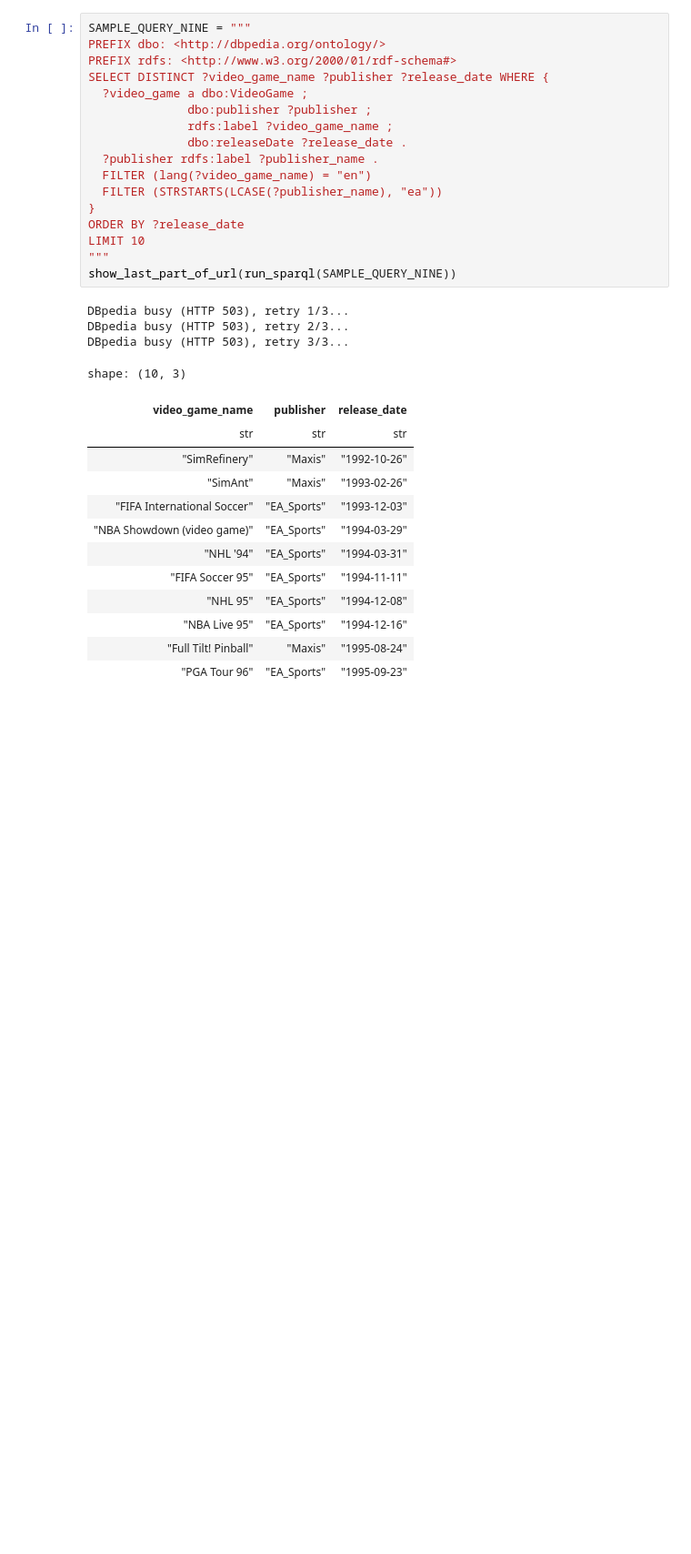
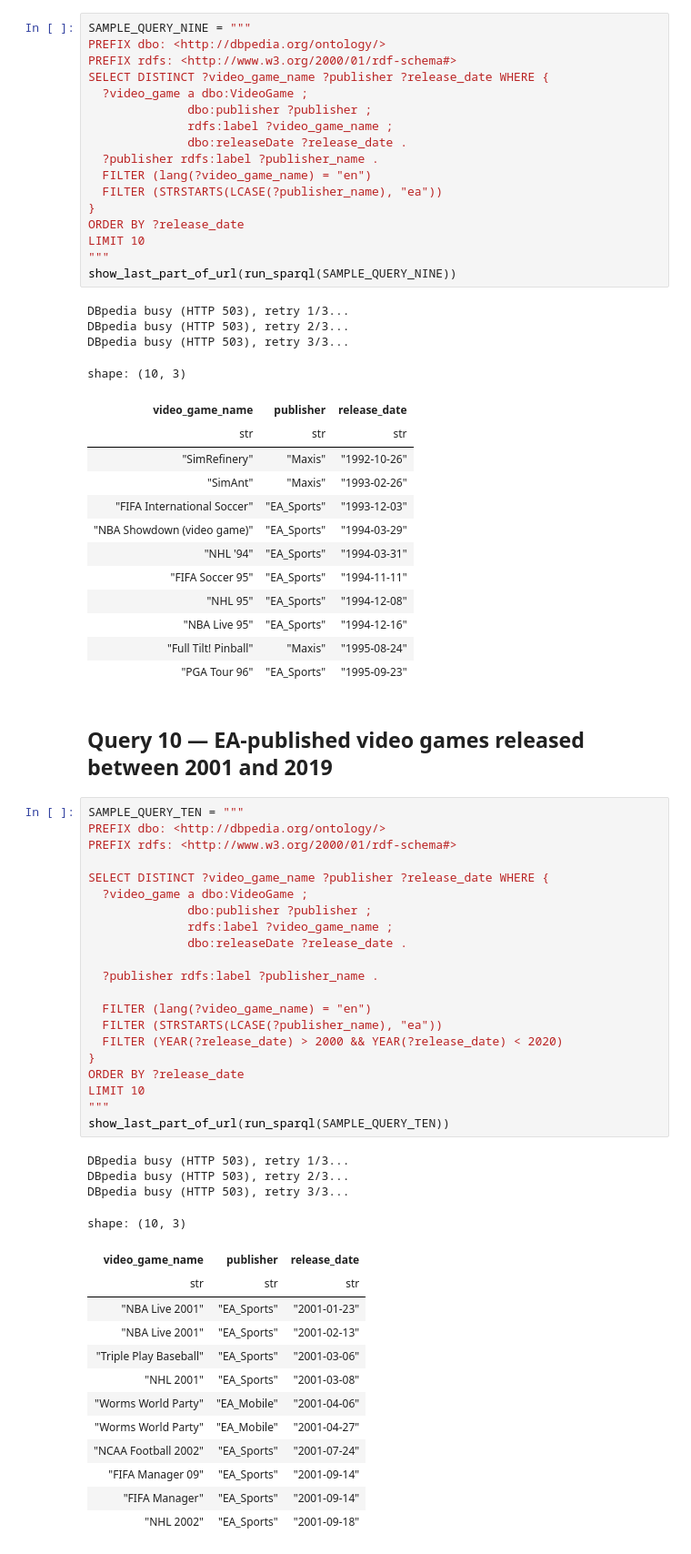
Before and after one commit to dusanparipovic/software-architecture-for-controlling-smart-grids, a Jupyter notebook: additional-queries/dbpedia/dbpedia.ipynb, the cells around one changed output. Shown at 91% size. Drawn from its saved outputs; the diff is of its cells as text; blank space fills up the shorter version.

Commit message:
feat(dbpedia): add query for EA-published video games released between 2001 and 2019 in SPARQL notebook

```diff
--- a/additional-queries/dbpedia/dbpedia.ipynb
+++ b/additional-queries/dbpedia/dbpedia.ipynb
@@ -361,3 +361,43 @@ shape: (10, 3)
 | "NBA Live 95" | "EA_Sports" | "1994-12-16" |
 | "Full Tilt! Pinball" | "Maxis" | "1995-08-24" |
 | "PGA Tour 96" | "EA_Sports" | "1995-09-23" |
+# %% [markdown]
+## Query 10 — EA-published video games released between 2001 and 2019
+# %%
+SAMPLE_QUERY_TEN = """
+PREFIX dbo: <http://dbpedia.org/ontology/>
+PREFIX rdfs: <http://www.w3.org/2000/01/rdf-schema#>
+
+SELECT DISTINCT ?video_game_name ?publisher ?release_date WHERE {
+  ?video_game a dbo:VideoGame ;
+              dbo:publisher ?publisher ;
+              rdfs:label ?video_game_name ;
+              dbo:releaseDate ?release_date .
+
+  ?publisher rdfs:label ?publisher_name .
+
+  FILTER (lang(?video_game_name) = "en")
+  FILTER (STRSTARTS(LCASE(?publisher_name), "ea"))
+  FILTER (YEAR(?release_date) > 2000 && YEAR(?release_date) < 2020)
+}
+ORDER BY ?release_date
+LIMIT 10
+"""
+show_last_part_of_url(run_sparql(SAMPLE_QUERY_TEN))
+# %% [output]
+DBpedia busy (HTTP 503), retry 1/3...
+DBpedia busy (HTTP 503), retry 2/3...
+DBpedia busy (HTTP 503), retry 3/3...
+shape: (10, 3)
+| video_game_name | publisher | release_date |
+| str | str | str |
+| "NBA Live 2001" | "EA_Sports" | "2001-01-23" |
+| "NBA Live 2001" | "EA_Sports" | "2001-02-13" |
+| "Triple Play Baseball" | "EA_Sports" | "2001-03-06" |
+| "NHL 2001" | "EA_Sports" | "2001-03-08" |
+| "Worms World Party" | "EA_Mobile" | "2001-04-06" |
+| "Worms World Party" | "EA_Mobile" | "2001-04-27" |
+| "NCAA Football 2002" | "EA_Sports" | "2001-07-24" |
+| "FIFA Manager 09" | "EA_Sports" | "2001-09-14" |
+| "FIFA Manager" | "EA_Sports" | "2001-09-14" |
+| "NHL 2002" | "EA_Sports" | "2001-09-18" |
```
Also changed, not shown: 1 other file.
